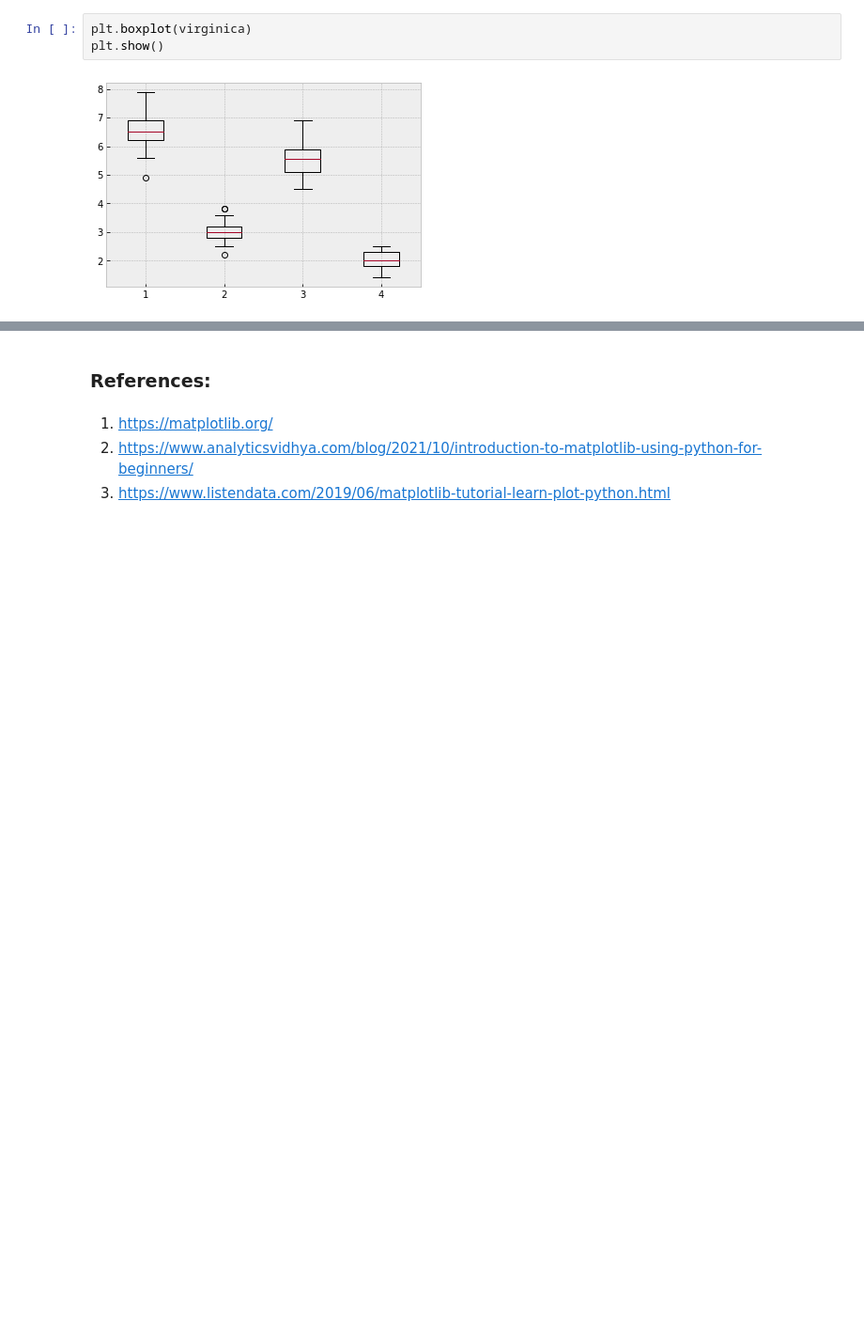
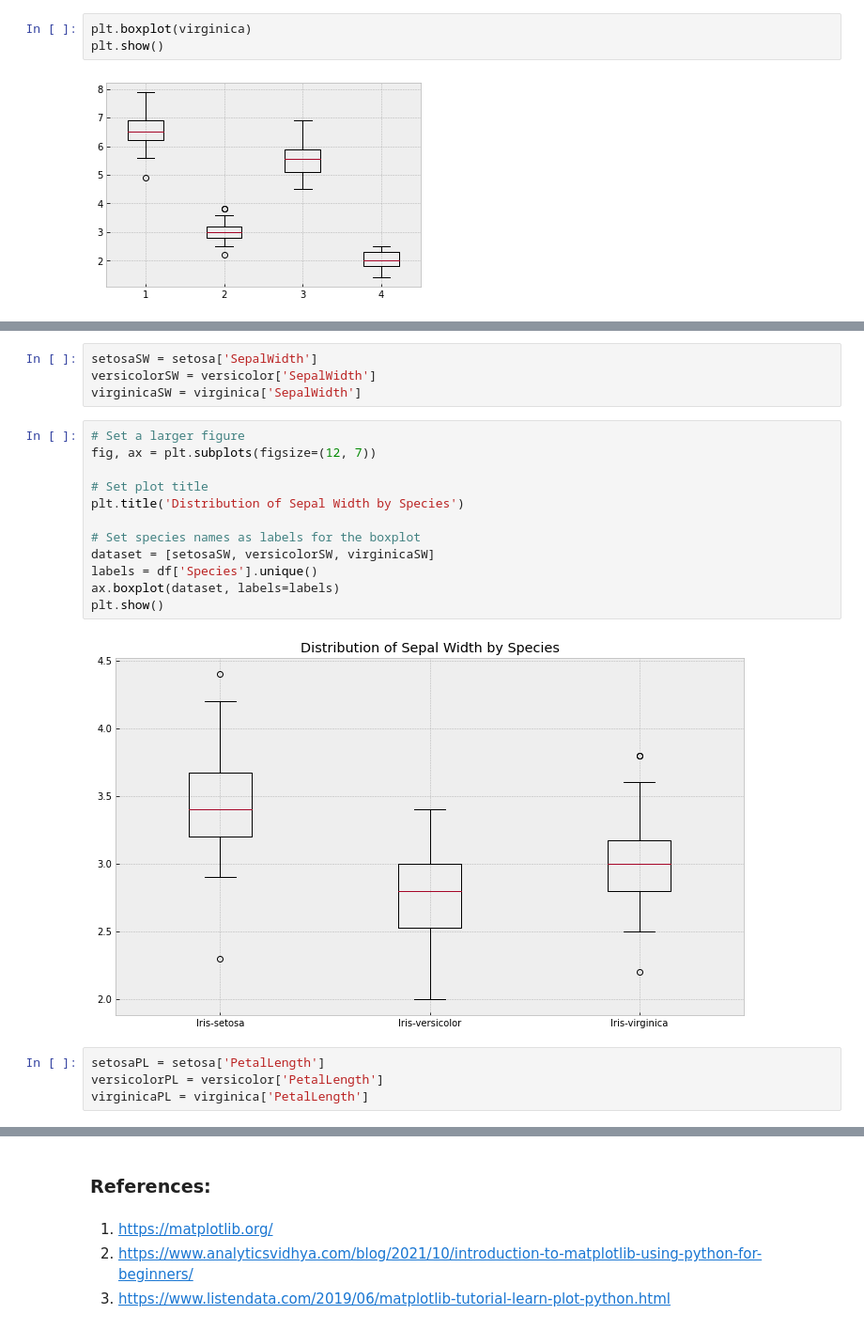
Before and after one commit to ShanePAustin/fundamentals-of-data-analysis, a Jupyter notebook: pyplot.ipynb, the cells around one changed output, grey strips where cells are left out. Shown at 94% size. Saved outputs shown, nothing was run; the diff lists cells and outputs as text; blank space fills up the shorter version.

```diff
--- a/pyplot.ipynb
+++ b/pyplot.ipynb
@@ -584,0 +603,22 @@ plt.show()
+# %%
+setosaSW = setosa['SepalWidth']
+versicolorSW = versicolor['SepalWidth']
+virginicaSW = virginica['SepalWidth']
+# %%
+# Set a larger figure
+fig, ax = plt.subplots(figsize=(12, 7))
+
+# Set plot title
+plt.title('Distribution of Sepal Width by Species')
+
+# Set species names as labels for the boxplot
+dataset = [setosaSW, versicolorSW, virginicaSW]
+labels = df['Species'].unique()
+ax.boxplot(dataset, labels=labels)
+plt.show()
+# %% [output]
+[figure, added]
+# %%
+setosaPL = setosa['PetalLength']
+versicolorPL = versicolor['PetalLength']
+virginicaPL = virginica['PetalLength']
```
Also changed, not shown: parts of 6 cells of this notebook.
